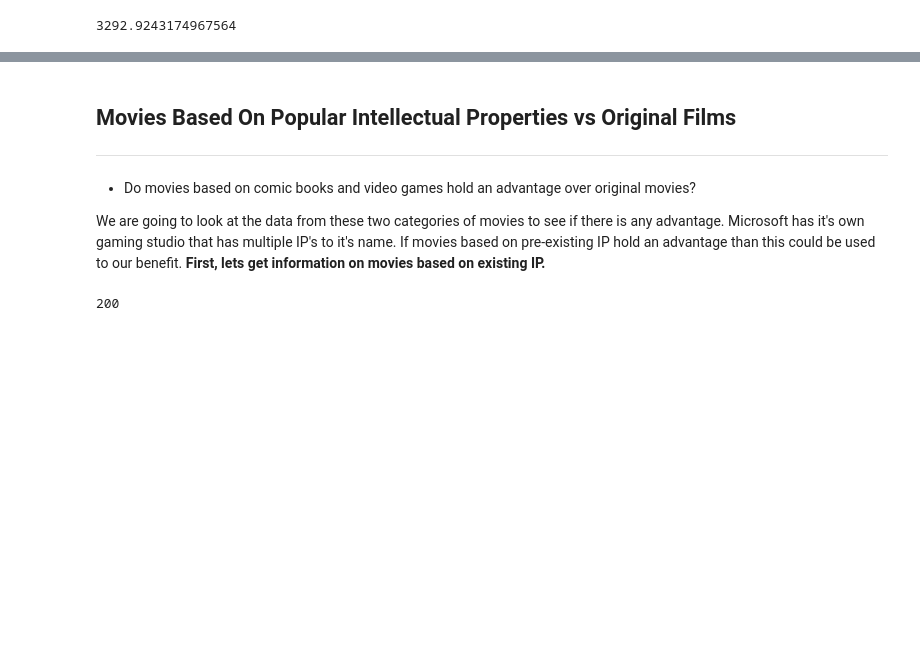
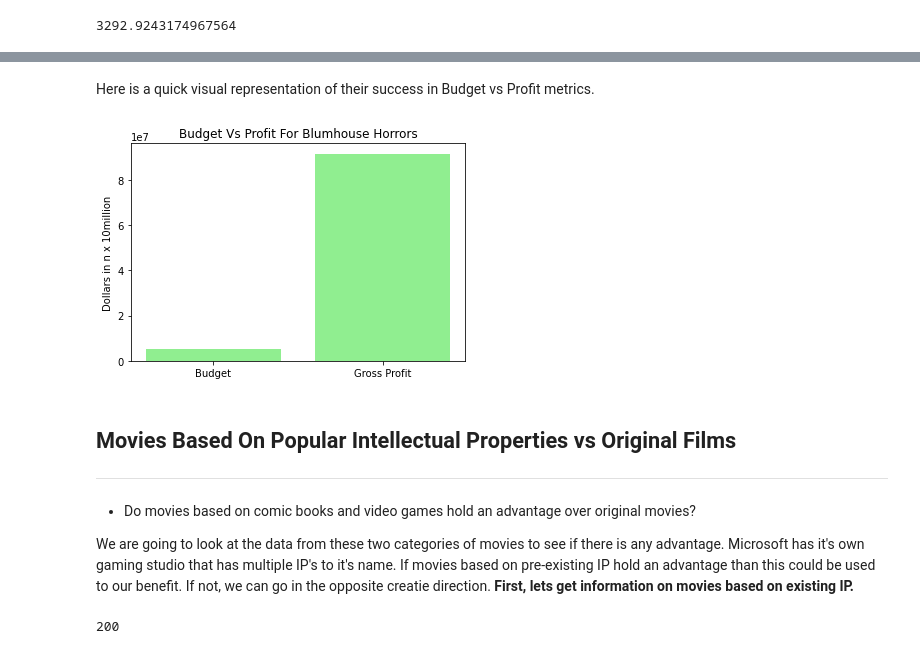
Before and after one commit to ykfarhan/state-of-box-office-analysis, a Jupyter notebook: scraping_the-numbers.ipynb, the cells around one changed output, grey strips where cells are left out. Saved outputs shown, nothing was run; the diff lists cells and outputs as text; code cells hidden in the pictures; blank space fills up the shorter version.

Commit message:
added 2 plots and more markdowns

```diff
--- a/scraping_the-numbers.ipynb
+++ b/scraping_the-numbers.ipynb
@@ -172,9 +174,21 @@ avg_profit_blum
+# %%
+avg_profit_blum = blumhouse_horror.gross_profit.mean()  # calculate avg. profit
+avg_budget_blum = blumhouse_horror.production_budget.mean()  # calculate avg. budget
+# %% [markdown]
+Here is a quick visual representation of their success in Budget vs Profit metrics.
+# %%
+plt.bar(x = ['Budget','Gross Profit'], height= [avg_budget_blum,avg_profit_blum], color = 'lightgreen')
+plt.ylabel('Dollars in n x 10million')
+plt.title('budget vs profit for blumhouse horrors'.title())
+plt.show()
+# %% [output]
+[figure, added]
 # %% [markdown]
 ## Movies Based On Popular Intellectual Properties vs Original Films
 ___
 - Do movies based on comic books and video games hold an advantage over original movies?
 
-We are going to look at the data from these two categories of movies to see if there is any advantage. Microsoft has it's own gaming studio that has multiple IP's to it's name. If movies based on pre-existing IP hold an advantage than this could be used to our benefit. **First, lets get information on movies based on existing IP.**
+We are going to look at the data from these two categories of movies to see if there is any advantage. Microsoft has it's own gaming studio that has multiple IP's to it's name. If movies based on pre-existing IP hold an advantage than this could be used to our benefit. If not, we can go in the opposite creatie direction. **First, lets get information on movies based on existing IP.**
 # %%
 # Copy and paste the url that has information on movies based on comic books from the last decade
 comics_url = 'https://www.the-numbers.com/movies/report/All/All/All/All/All/Based-on-Comic-or-Graphic-Novel/All/All/All/None/None/2010/2019/None/None/None/None/None/None?show-release-date=On&view-order-by=production-budget&view-order-direction=desc&show-production-budget=On&show-domestic-box-office=On&show-international-box-office=On&show-worldwide-box-office=On'
```
Also changed, not shown: parts of 24 cells of this notebook.
